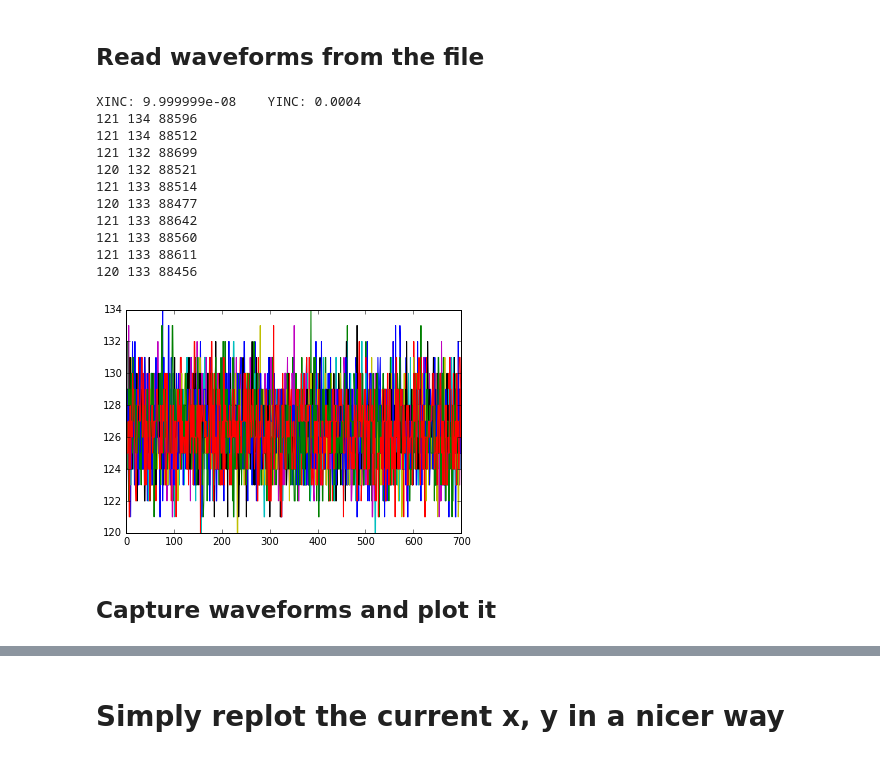
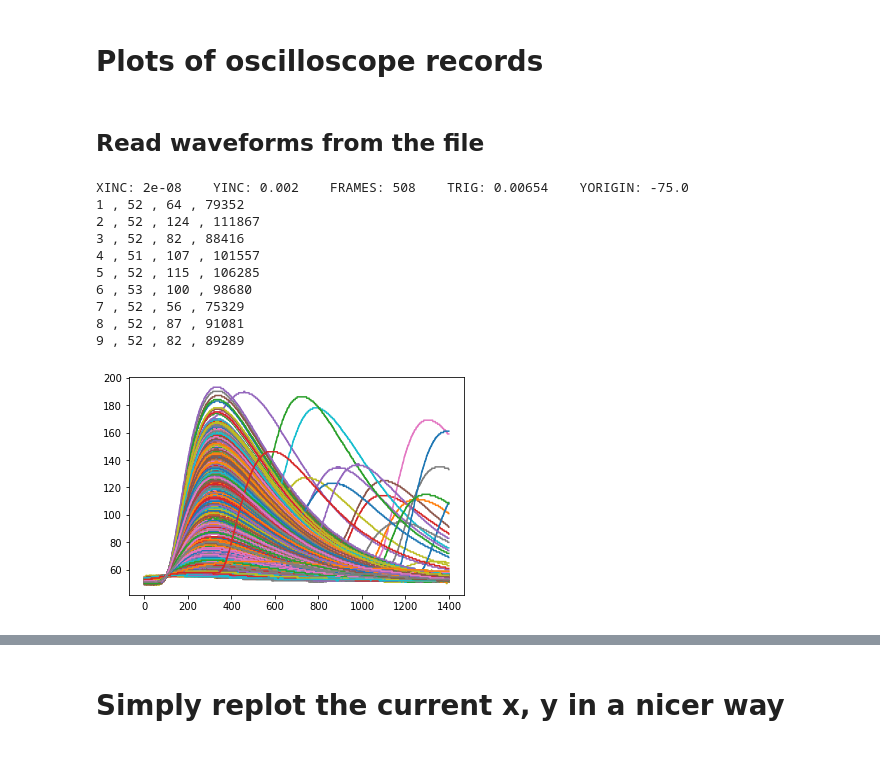
Before and after one commit to ODZ-UJF-AV-CR/osciloskop, a Jupyter notebook: osciloskop-hystogram.ipynb, the cells around one changed output, grey strips where cells are left out. Cells and saved outputs as stored; diff of their text form; code cells hidden in the pictures.

```diff
--- a/osciloskop-hystogram.ipynb
+++ b/osciloskop-hystogram.ipynb
@@ -93,0 +1,2 @@ YINC: 0.0004
+# %% [markdown]
+# Plots of oscilloscope records
@@ -96,36 +12,43 @@ YINC: 0.0004
 # %%
 %matplotlib inline
 
-with h5py.File('data.h5','r') as hf:
+import matplotlib.pyplot as plt
+import sys
+import os
+import time
+import h5py
+import numpy as np
+
+
+with h5py.File('./data/data2.h5','r') as hf:
     #print('List of arrays in this file: \n', hf.keys())
-    print 'XINC:', np.array(hf.get('XINC')), '   YINC:', np.array(hf.get('YINC'))
-    for n in range(10):
+    print 'XINC:', np.array(hf.get('XINC')), '   YINC:', np.array(hf.get('YINC')), '   FRAMES:', np.array(hf.get('FRAMES')), '   TRIG:', np.array(hf.get('TRIG')), '   YORIGIN:', np.array(hf.get('YORIGIN'))
+    frames = np.array(hf.get('FRAMES'))
+    for n in range(1,frames+1):
         data = hf.get(str(n))
         np_data = np.array(data)
         plt.plot(np_data)
         #print np_data
         maximum = 0
         minimum = 255
         suma = 0
-        for i in range(700):
+        for i in range(1400):
             if np_data[i] > maximum:
                 maximum = np_data[i]
             if np_data[i] < minimum:
                 minimum = np_data[i]
             suma = suma + np_data[i]
-        print minimum, maximum, suma
+        if n<10:
+            print n,',', minimum,',', maximum,',', suma
 # %% [output]
-XINC: 9.999999e-08    YINC: 0.0004
-121 134 88596
-121 134 88512
-121 132 88699
-120 132 88521
-121 133 88514
-120 133 88477
-121 133 88642
-121 133 88560
-121 133 88611
-120 133 88456
+XINC: 2e-08    YINC: 0.002    FRAMES: 508    TRIG: 0.00654    YORIGIN: -75.0
+1 , 52 , 64 , 79352
+2 , 52 , 124 , 111867
+3 , 52 , 82 , 88416
+4 , 51 , 107 , 101557
+5 , 52 , 115 , 106285
+6 , 53 , 100 , 98680
+7 , 52 , 56 , 75329
+8 , 52 , 87 , 91081
+9 , 52 , 82 , 89289
-[figure, old version]
+[figure, new version]
-# %% [markdown]
-## Capture waveforms and plot it
```
Also changed, not shown: parts of 17 cells of this notebook, 3 other files.
